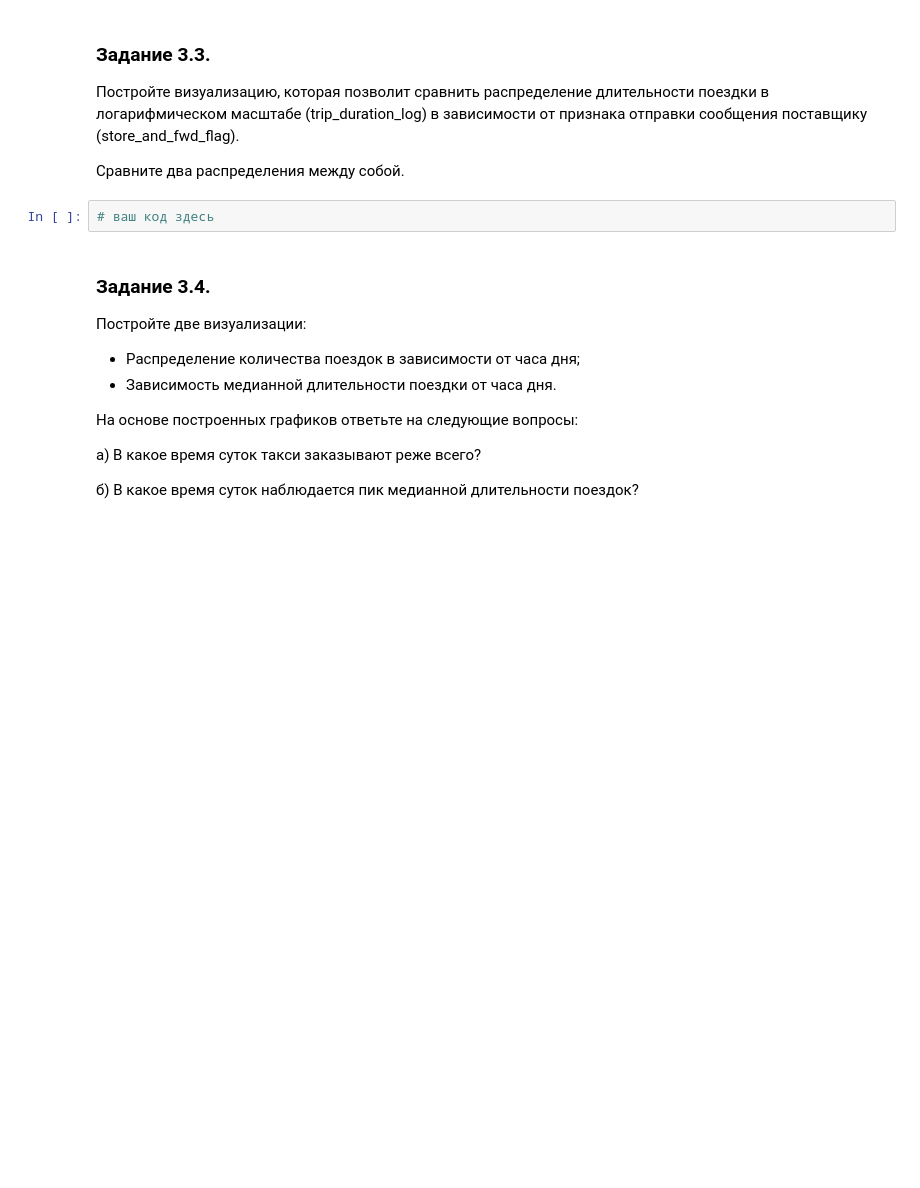
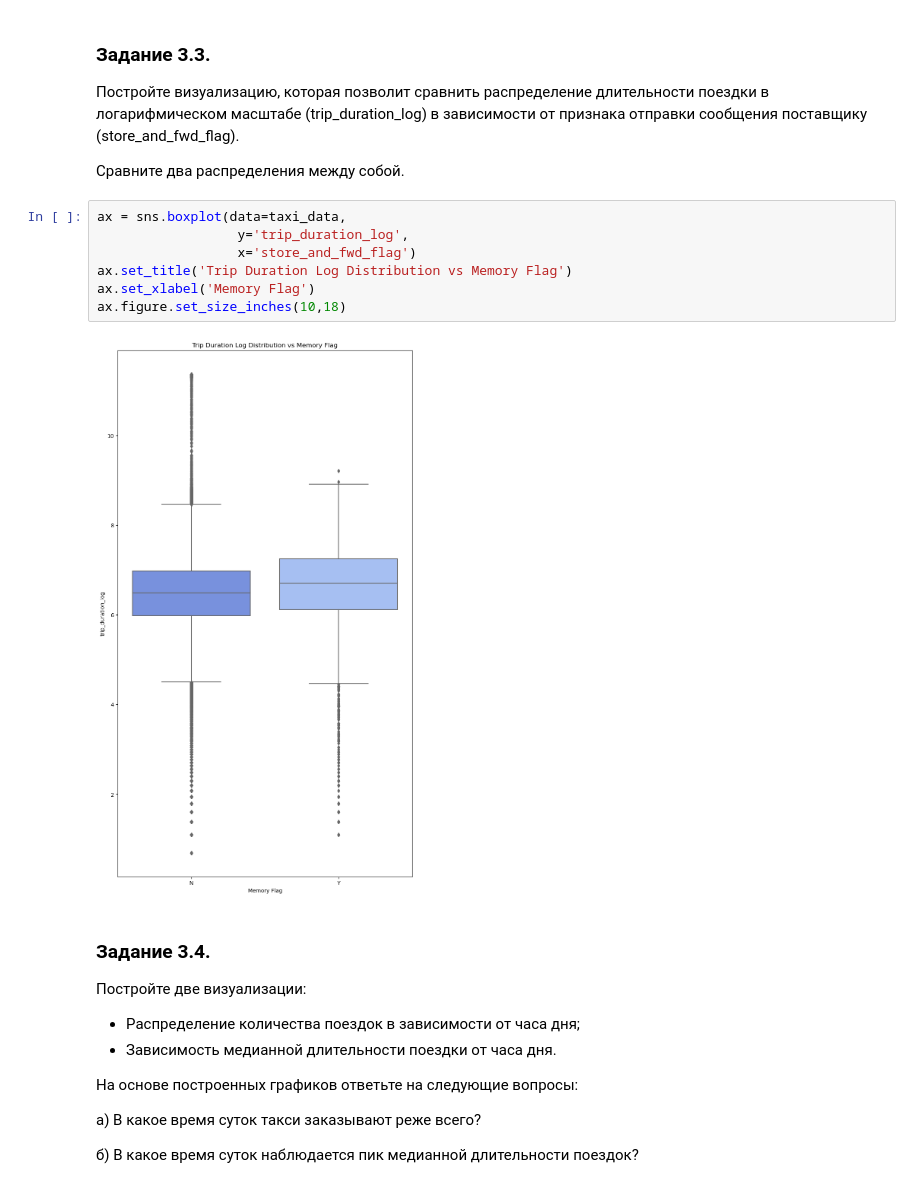
Before and after one commit to AiratFF-DE-DS/Data-Science-Project-5, a Jupyter notebook: Data Science - Project 5.ipynb, the cells around one changed output. Cells and saved outputs as stored; diff of their text form; blank space fills up the shorter version.

```diff
--- a/Data Science - Project 5.ipynb
+++ b/Data Science - Project 5.ipynb
@@ -472,8 +509,15 @@ taxi_data['trip_duration_log'] = np.log(taxi_data['trip_duration']+1)
 Постройте визуализацию, которая позволит сравнить распределение длительности поездки в логарифмическом масштабе (trip_duration_log) в зависимости от признака отправки сообщения поставщику (store_and_fwd_flag).
 
 Сравните два распределения между собой.
-# %%
-# ваш код здесь
+# %%
+ax = sns.boxplot(data=taxi_data,
+                  y='trip_duration_log',
+                  x='store_and_fwd_flag')
+ax.set_title('Trip Duration Log Distribution vs Memory Flag')
+ax.set_xlabel('Memory Flag')
+ax.figure.set_size_inches(10,18)
+# %% [output]
+[figure, added]
 # %% [markdown]
 ### Задание 3.4.
 Постройте две визуализации:
```
Also changed, not shown: parts of 38 cells of this notebook.
